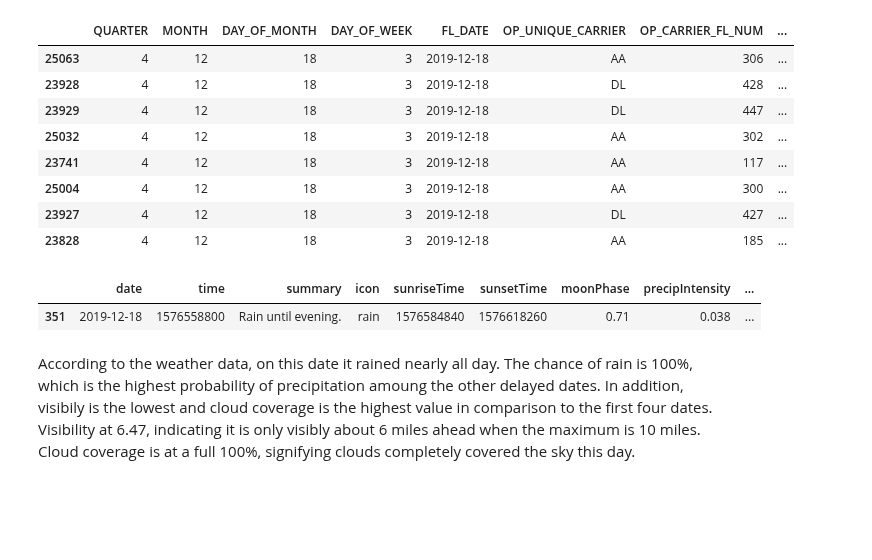
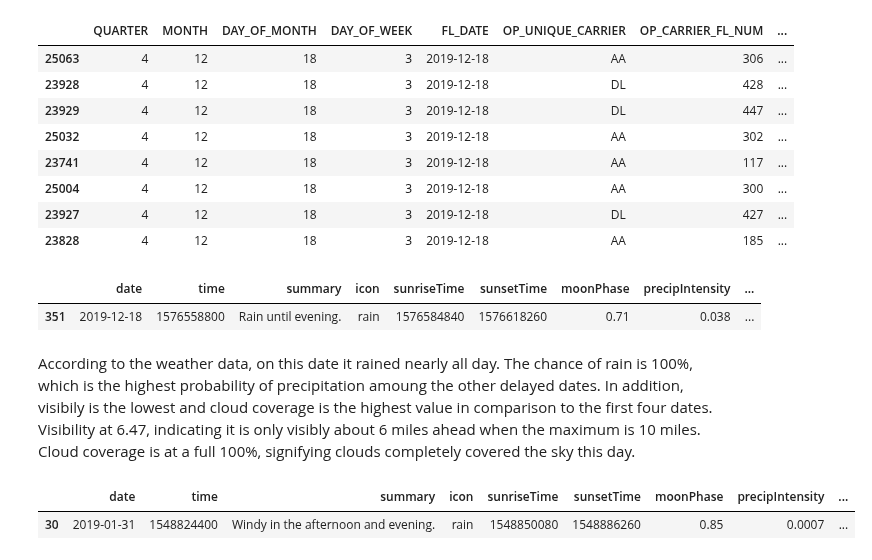
Before and after one commit to emilia329/Fly-High, a Jupyter notebook: JFKweathernotebook.ipynb, the cells around one changed output. Cells and saved outputs as stored; diff of their text form; code cells hidden in the pictures; blank space fills up the shorter version.

```diff
--- a/JFKweathernotebook.ipynb
+++ b/JFKweathernotebook.ipynb
@@ -356,3 +356,8 @@ df[df['date']== '2019-12-18']
 | 351 | 2019-12-18 | 1576558800 | Rain until evening. | rain | 1576584840 | 1576618260 | 0.71 | 0.038 | ... |
 # %% [markdown]
 According to the weather data, on this date it rained nearly all day. The chance of rain is 100%, which is the highest probability of precipitation amoung the other delayed dates. In addition, visibily is the lowest and cloud coverage is the highest value in comparison to the first four dates. Visibility at 6.47, indicating it is only visibly about 6 miles ahead when the maximum is 10 miles. Cloud coverage is at a full 100%, signifying clouds completely covered the sky this day.
+# %%
+df[df['date']== '2019-01-31']
+# %% [output]
+|  | date | time | summary | icon | sunriseTime | sunsetTime | moonPhase | precipIntensity | ... |
+| 30 | 2019-01-31 | 1548824400 | Windy in the afternoon and evening. | rain | 1548850080 | 1548886260 | 0.85 | 0.0007 | ... |
```
Also changed, not shown: parts of 2 cells of this notebook.
